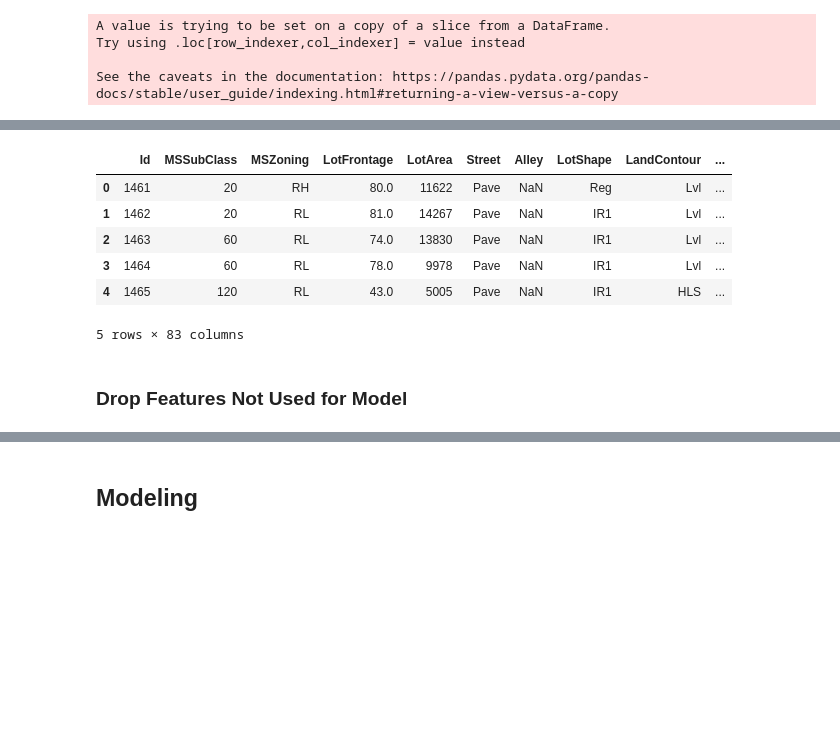
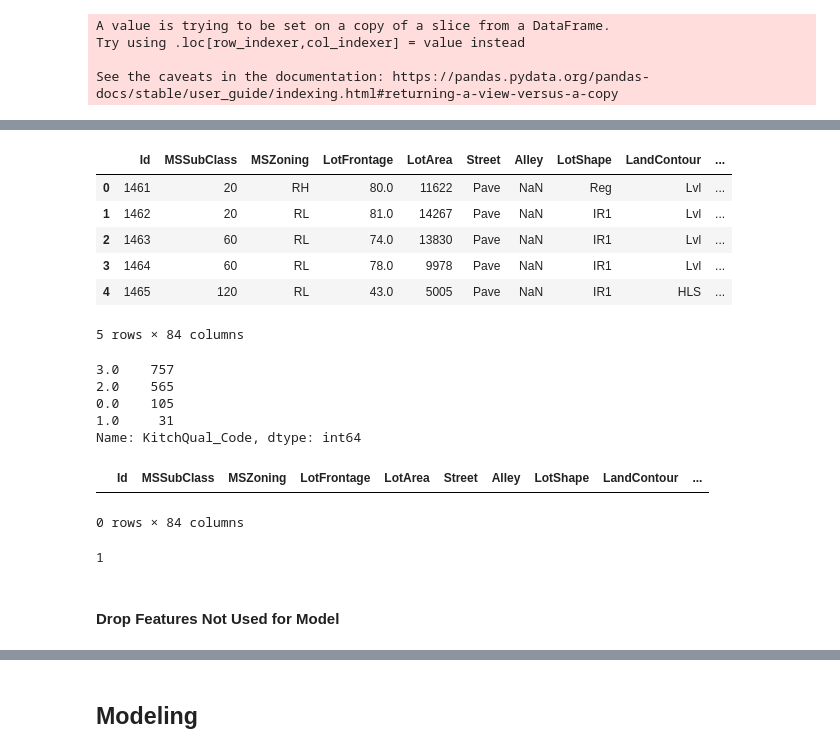
Before and after one commit to erinmcmahon26/Housing-Prices-Regression, a Jupyter notebook: Housing_Prices_Regression.ipynb, the cells around one changed output, grey strips where cells are left out. Saved outputs shown, nothing was run; the diff lists cells and outputs as text; code cells hidden in the pictures; blank space fills up the shorter version.

Commit message:
First Model Submission

```diff
--- a/Housing_Prices_Regression.ipynb
+++ b/Housing_Prices_Regression.ipynb
@@ -23,3 +15,5 @@ Saving housing_prices_test.csv to housing_prices_test (1).csv
+# %%
+df_test = pd.read_csv('https://raw.githubusercontent.com/erinmcmahon26/School_EDA/main/housing_prices_test.csv')
 # %%
 df_train.head()
 # %% [output]
@@ -323,7 +399,7 @@ df_test['Neigh_Code'] = neigh_cat_encoded
 extqual_cat_encoded = ordinal_encoder.fit_transform(df_test[['ExterQual']])
 df_test['ExtQual_Code'] = extqual_cat_encoded
 # %%
-df_test.drop(df_test.index[df_test['KitchenQual'] == 0], inplace=True)
+#df_test.drop(df_test.index[df_test['KitchenQual'] == 0], inplace=True)
 # %%
 kitchqual_cat_encoded = ordinal_encoder.fit_transform(df_test[['KitchenQual']])
 df_test['KitchQual_Code'] = kitchqual_cat_encoded
@@ -336,4 +412,21 @@ df_test.head()
 | 2 | 1463 | 60 | RL | 74.0 | 13830 | Pave | NaN | IR1 | Lvl | ... |
 | 3 | 1464 | 60 | RL | 78.0 | 9978 | Pave | NaN | IR1 | Lvl | ... |
 | 4 | 1465 | 120 | RL | 43.0 | 5005 | Pave | NaN | IR1 | HLS | ... |
-5 rows × 83 columns
+5 rows × 84 columns
+# %%
+df_test['KitchQual_Code'].value_counts()
+# %% [output]
+3.0    757
+2.0    565
+0.0    105
+1.0     31
+Name: KitchQual_Code, dtype: int64
+# %%
+df_test.loc[df_test['KitchQual_Code'] == 'NaN']
+# %% [output]
+|  | Id | MSSubClass | MSZoning | LotFrontage | LotArea | Street | Alley | LotShape | LandContour | ... |
+0 rows × 84 columns
+# %%
+df_test['KitchQual_Code'].isna().sum()
+# %% [output]
+1
@@ -340,5 +435,5 @@ df_test.head()
 # %% [markdown]
-### Drop Features Not Used for Model
+#### Drop Features Not Used for Model
 # %%
 features = df_train2[['OverallQual','GrLivArea','GarageCars','GarageArea','TotalBsmtSF','TotalBath','FullBath',
            'TotRmsAbvGrd','YearBuilt','YearRemodAdd', 'Neigh_Code', 'ExtQual_Code', 'KitchQual_Code']]
```
Also changed, not shown: parts of 46 cells of this notebook.
